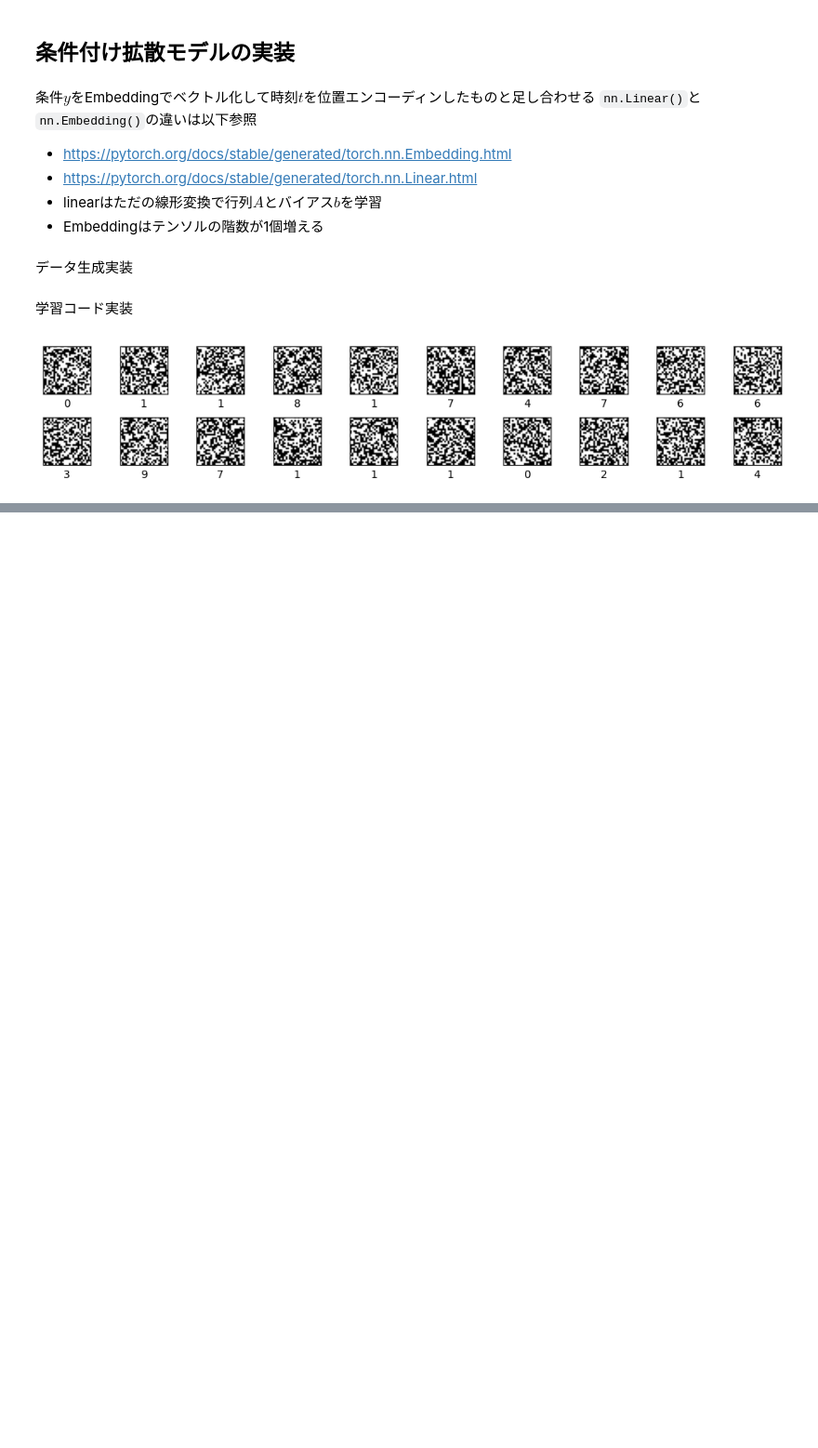
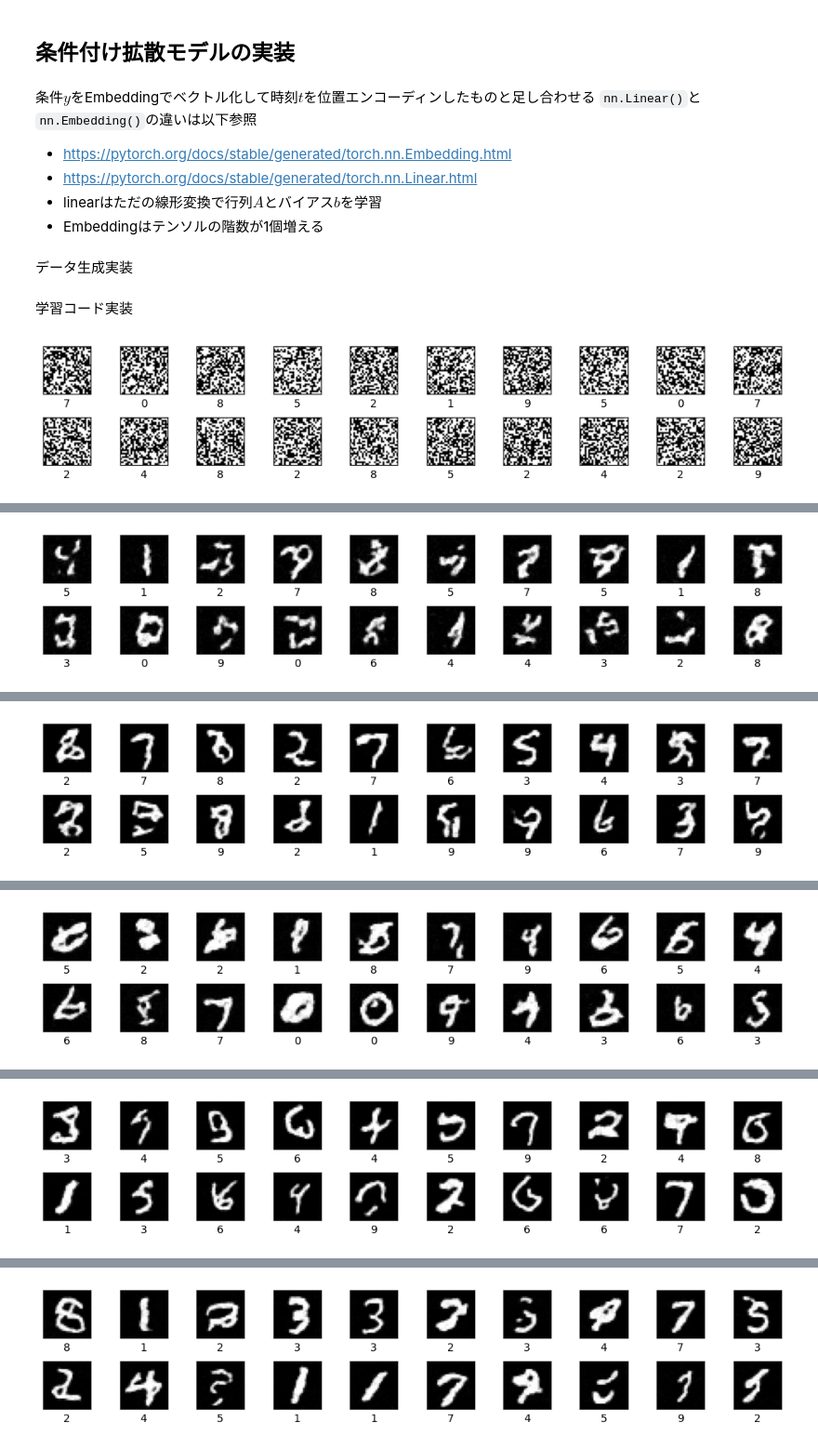
Before and after one commit to msdsm/oreilly-deeplearning-5, a Jupyter notebook: 10/10.ipynb, the cells around one changed output, grey strips where cells are left out. Shown at 93% size. Drawn from its saved outputs; the diff is of its cells as text; code cells hidden in the pictures; blank space fills up the shorter version.

```diff
--- a/10/10.ipynb
+++ b/10/10.ipynb
@@ -236,31 +236,35 @@ for epoch in range(epochs):
     cnt = 0
 
     images, labels = diffuser.sample(model)
     show_images(images, labels)
     for images, labels in tqdm(dataloader):
         optimizer.zero_grad()
         x = images.to(device)
         labels = labels.to(device)
         t = torch.randint(1, num_timesteps + 1, (len(x),), device=device)
 
         x_noisy, noise = diffuser.add_noise(x, t)
         noise_pred = model(x_noisy, t, labels)
         loss = F.mse_loss(noise, noise_pred)
 
         loss.backward()
         optimizer.step()
 
         loss_sum += loss.item()
         cnt += 1
 
+    loss_avg = loss_sum / cnt
+    losses.append(loss_avg)
+    print(f'Epoch {epoch} | Loss: {loss_avg}')
+
 # plot losses
 plt.plot(losses)
 plt.xlabel('Epoch')
 plt.ylabel('Loss')
 plt.show()
 
 # generate samples
 images, labels = diffuser.sample(model)
 show_images(images, labels)
 # %% [output]
-[figure, old version]
+[figure, new version]
@@ -267,0 +272 @@ KeyboardInterrupt:
+[figure, added]
@@ -267,0 +274 @@ KeyboardInterrupt:
+[figure, added]
@@ -267,0 +276 @@ KeyboardInterrupt:
+[figure, added]
@@ -267,0 +278 @@ KeyboardInterrupt:
+[figure, added]
@@ -267,0 +280 @@ KeyboardInterrupt:
+[figure, added]
```
Also changed, not shown: parts of 1 cell of this notebook.
